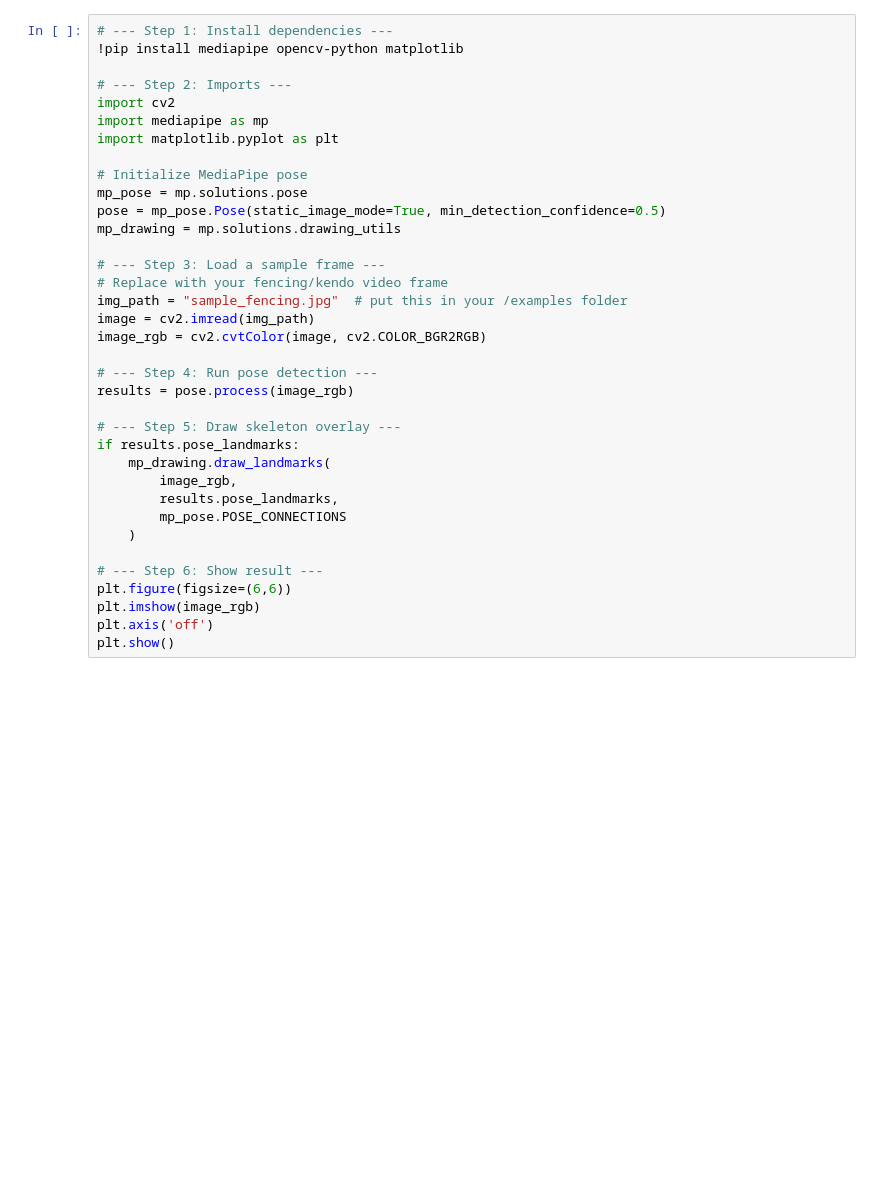
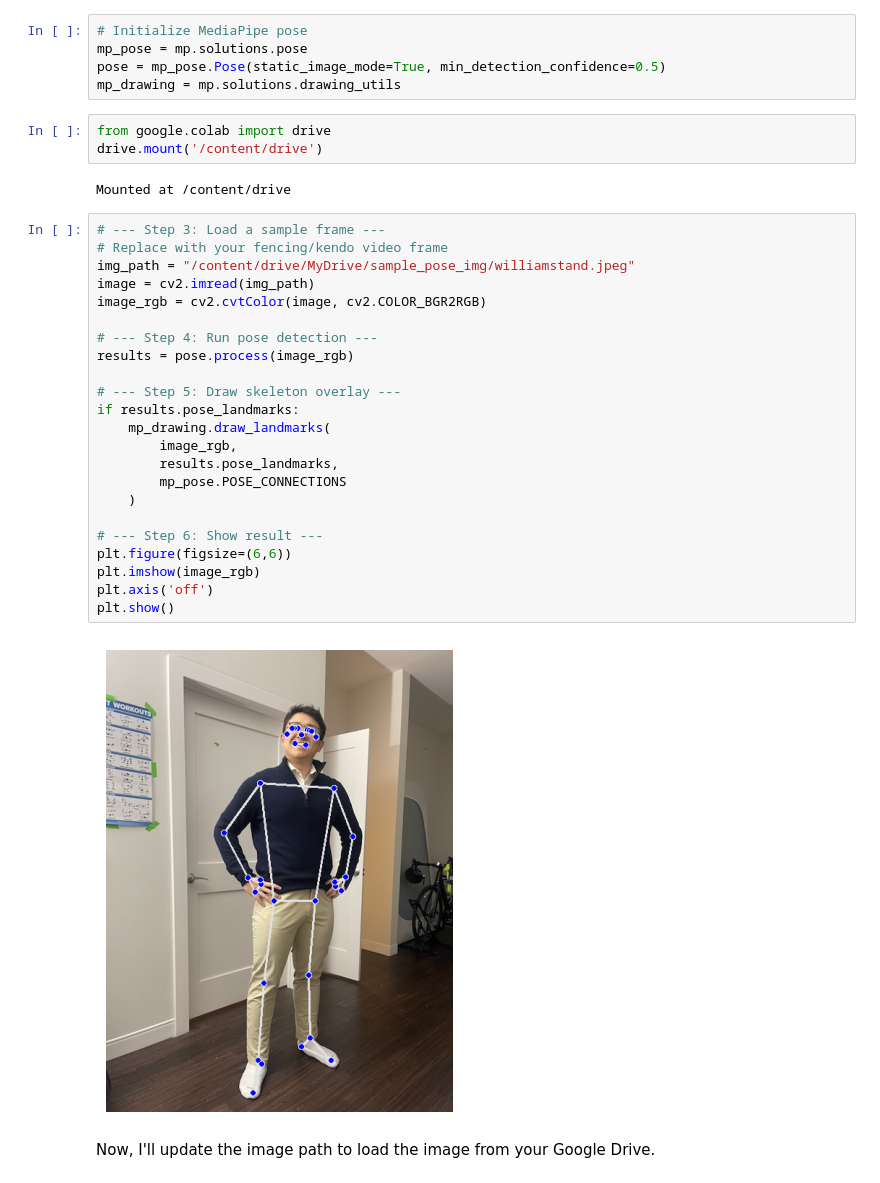
Before and after one commit to Songyang-W/fencing-kendo-posture-analysis, a Jupyter notebook: Starter_Notebook.ipynb, the cells around one changed output. Saved outputs shown, nothing was run; the diff lists cells and outputs as text; blank space fills up the shorter version.

```diff
--- a/Starter_Notebook.ipynb
+++ b/Starter_Notebook.ipynb
@@ -3,36 +12,37 @@
+# %%
+# Initialize MediaPipe pose
+mp_pose = mp.solutions.pose
+pose = mp_pose.Pose(static_image_mode=True, min_detection_confidence=0.5)
+mp_drawing = mp.solutions.drawing_utils
+# %%
+from google.colab import drive
+drive.mount('/content/drive')
+# %% [output]
+Mounted at /content/drive
 # %%
-# --- Step 1: Install dependencies ---
-!pip install mediapipe opencv-python matplotlib
-
-# --- Step 2: Imports ---
-import cv2
-import mediapipe as mp
-import matplotlib.pyplot as plt
-
-# Initialize MediaPipe pose
-mp_pose = mp.solutions.pose
-pose = mp_pose.Pose(static_image_mode=True, min_detection_confidence=0.5)
-mp_drawing = mp.solutions.drawing_utils
-
 # --- Step 3: Load a sample frame ---
 # Replace with your fencing/kendo video frame
-img_path = "sample_fencing.jpg"  # put this in your /examples folder
+img_path = "/content/drive/MyDrive/sample_pose_img/williamstand.jpeg"
 image = cv2.imread(img_path)
 image_rgb = cv2.cvtColor(image, cv2.COLOR_BGR2RGB)
 
 # --- Step 4: Run pose detection ---
 results = pose.process(image_rgb)
 
 # --- Step 5: Draw skeleton overlay ---
 if results.pose_landmarks:
     mp_drawing.draw_landmarks(
         image_rgb,
         results.pose_landmarks,
         mp_pose.POSE_CONNECTIONS
     )
 
 # --- Step 6: Show result ---
 plt.figure(figsize=(6,6))
 plt.imshow(image_rgb)
 plt.axis('off')
 plt.show()
+# %% [output]
+[figure, added]
+# %% [markdown]
+Now, I'll update the image path to load the image from your Google Drive.
```
Also changed, not shown: parts of 19 cells of this notebook.
